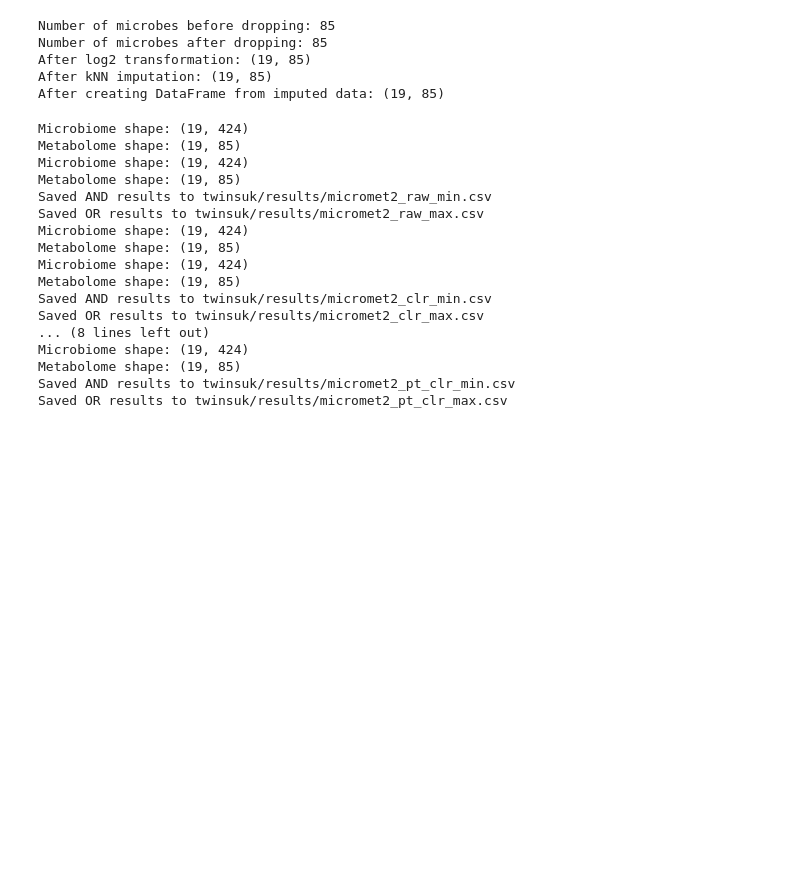
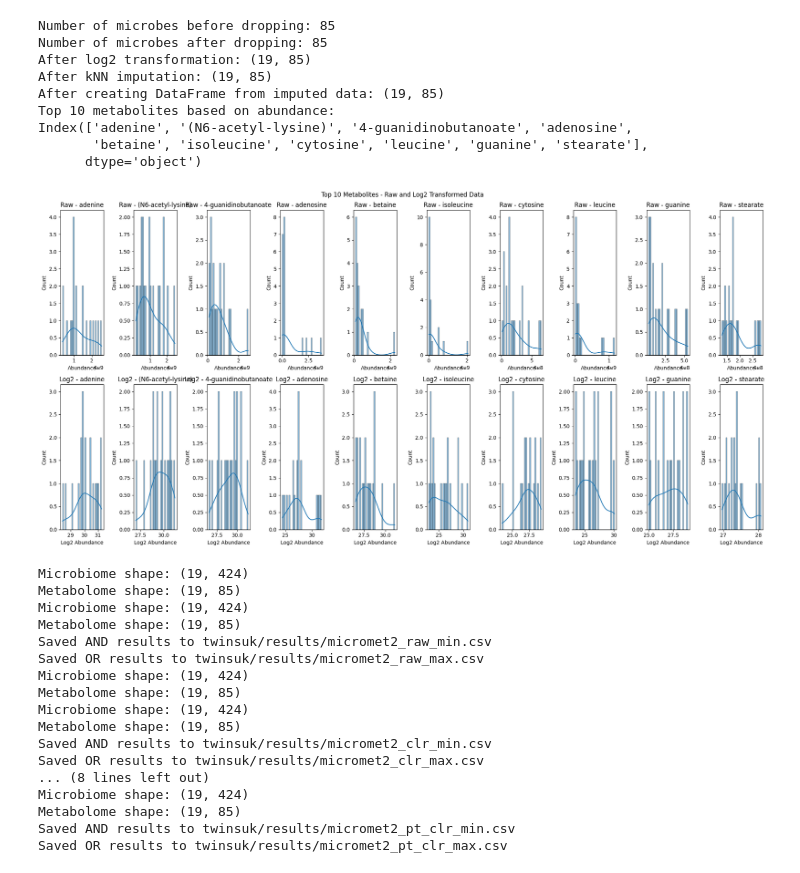
Before and after one commit to krumsieklab/microbe-metabolite-interaction, a Jupyter notebook: M2Interact/twinsuk.ipynb, the cells around one changed output. Drawn from its saved outputs; the diff is of its cells as text; code cells hidden in the pictures; blank space fills up the shorter version.

```diff
--- a/M2Interact/twinsuk.ipynb
+++ b/M2Interact/twinsuk.ipynb
@@ -80,23 +128,55 @@ biocrust/metabolome.csv
-# %%
-# Load metabolome
-# See how the data looks like
-met, met_header = M2dataproccess.parse_raw_data(file_name_2)
-#transposing the metabolome data
-met_t = M2dataproccess.transpose_csv(met)
-met_t.to_csv('twinsuk/data/metabolome_data.csv', index=True)
-
-# Use the same function to drop metabolites present in less than 20% of the samples
-metabolome = M2dataproccess.drop_rare_features(met_t)
-
-# Apply log transformation to the metabolomics data
-metabolome_data_log = M2dataproccess.make_metabolomics(metabolome)
-metabolome_data_log.to_csv('twinsuk/data/metabolome_data_log.csv', index=True)
-# %% [output]
-Number of microbes before dropping: 85
-Number of microbes after dropping: 85
-After log2 transformation: (19, 85)
-After kNN imputation: (19, 85)
-After creating DataFrame from imputed data: (19, 85)
+# %%
+# Load metabolome
+# See how the data looks like
+met, met_header = M2dataproccess.parse_raw_data(file_name_2)
+#transposing the metabolome data
+met_t = M2dataproccess.transpose_csv(met)
+
+# Use the same function to drop metabolites present in less than 20% of the samples
+metabolome = M2dataproccess.drop_rare_features(met_t)
+
+# Apply log transformation to the metabolomics data
+metabolome_data_log = M2dataproccess.make_metabolomics(metabolome)
+
+# Identify the top 10 metabolites based on total abundance (before log transformation)
+top_10_metabolites = metabolome.sum(axis=0).nlargest(10).index
+print("Top 10 metabolites based on abundance:")
+print(top_10_metabolites)
+
+# Plot distributions for raw and log-transformed data side by side
+def plot_distributions_side_by_side(raw_data, log_data, title, top_10_metabolites):
+    plt.figure(figsize=(20, 10))
+
+    for i, metabolite in enumerate(top_10_metabolites):
+        # Plot raw data
+        plt.subplot(2, 10, i + 1)  # First row for raw data
+        sns.histplot(raw_data[metabolite], kde=True, bins=30)
+        plt.title(f'Raw - {metabolite}')
+        plt.xlabel('Abundance')
+
+        # Plot log-transformed data
+        plt.subplot(2, 10, i + 11)  # Second row for log-transformed data
+        sns.histplot(log_data[metabolite], kde=True, bins=30)
+        plt.title(f'Log2 - {metabolite}')
+        plt.xlabel('Log2 Abundance')
+
+    plt.suptitle(title)
+    plt.tight_layout()
+    plt.show()
+
+# Plot for both raw and log-transformed data side by side
+plot_distributions_side_by_side(metabolome, metabolome_data_log, "Top 10 Metabolites - Raw and Log2 Transformed Data", top_10_metabolites)
+# %% [output]
+Number of microbes before dropping: 85
+Number of microbes after dropping: 85
+After log2 transformation: (19, 85)
+After kNN imputation: (19, 85)
+After creating DataFrame from imputed data: (19, 85)
+Top 10 metabolites based on abundance:
+Index(['adenine', '(N6-acetyl-lysine)', '4-guanidinobutanoate', 'adenosine',
+       'betaine', 'isoleucine', 'cytosine', 'leucine', 'guanine', 'stearate'],
+      dtype='object')
+[figure, added]
 # %%
 # Dictionary to hold the three microbiome versions
 microbiome_versions = {
```
Also changed, not shown: parts of 6 cells of this notebook.
